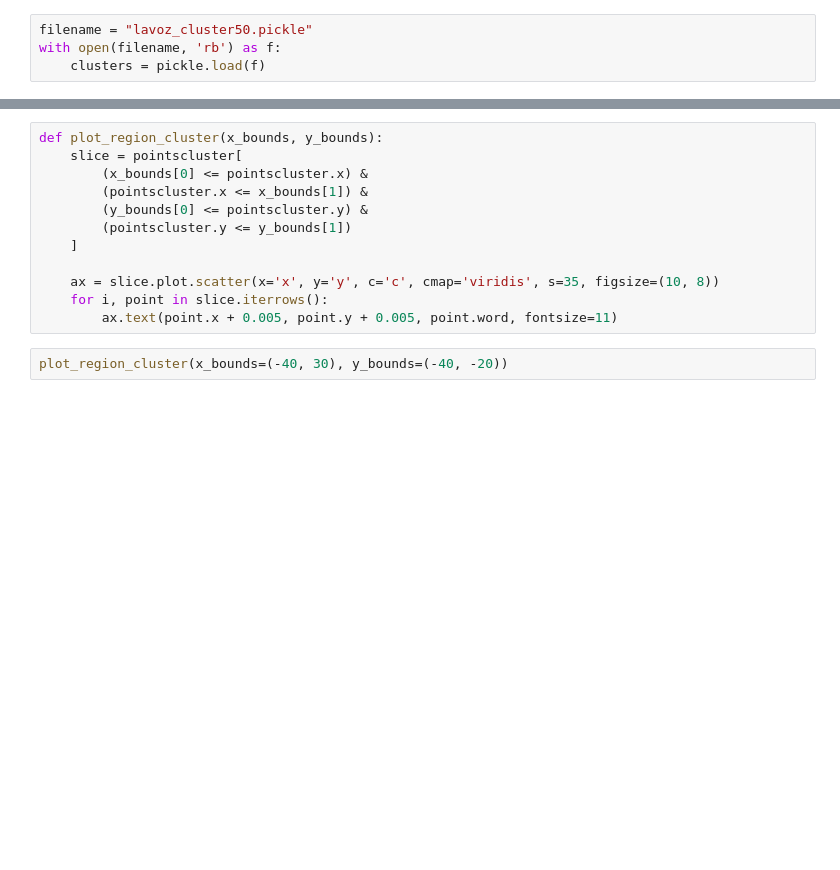
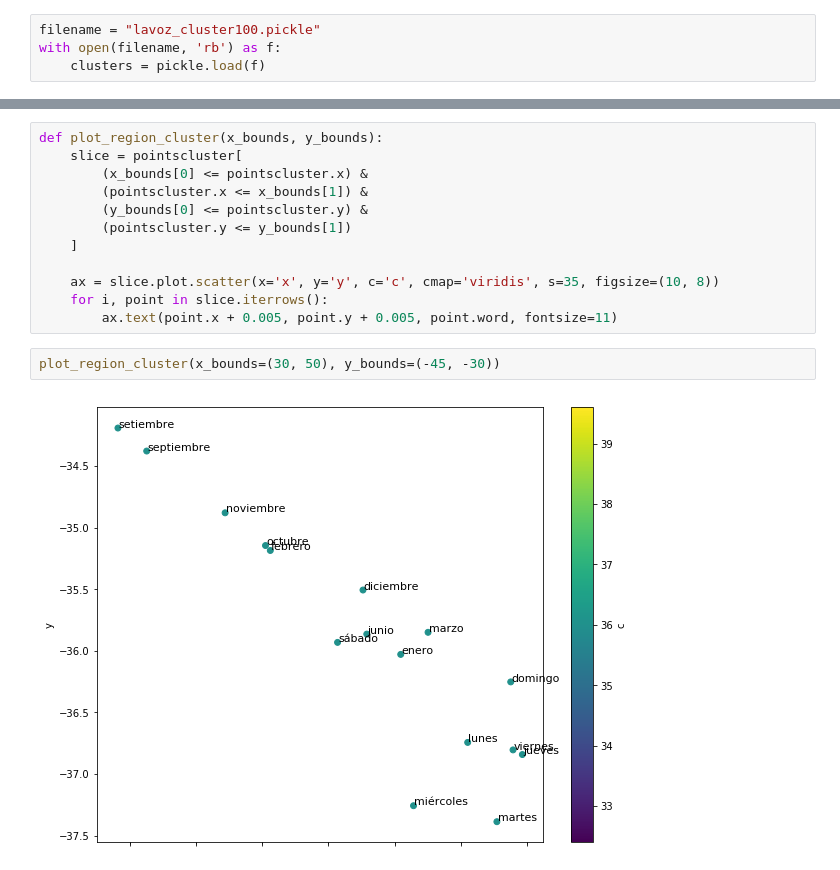
Before and after one commit to danibosch/word_clustering, a Jupyter notebook: clustering.ipynb, the cells around one changed output, grey strips where cells are left out. Drawn from its saved outputs; the diff is of its cells as text; blank space fills up the shorter version.

```diff
--- a/clustering.ipynb
+++ b/clustering.ipynb
@@ -232,7 +239,7 @@ fileObj = open(filename, 'wb')
 pickle.dump(c150, fileObj)
 fileObj.close()
 # %%
-filename = "lavoz_cluster50.pickle"
+filename = "lavoz_cluster100.pickle"
 with open(filename, 'rb') as f:
     clusters = pickle.load(f)
 # %%
@@ -261,4 +271,6 @@ def plot_region_cluster(x_bounds, y_bounds):
     for i, point in slice.iterrows():
         ax.text(point.x + 0.005, point.y + 0.005, point.word, fontsize=11)
 # %%
-plot_region_cluster(x_bounds=(-40, 30), y_bounds=(-40, -20))
+plot_region_cluster(x_bounds=(30, 50), y_bounds=(-45, -30))
+# %% [output]
+[figure, added]
```
Also changed, not shown: parts of 14 cells of this notebook, 8 other files.
